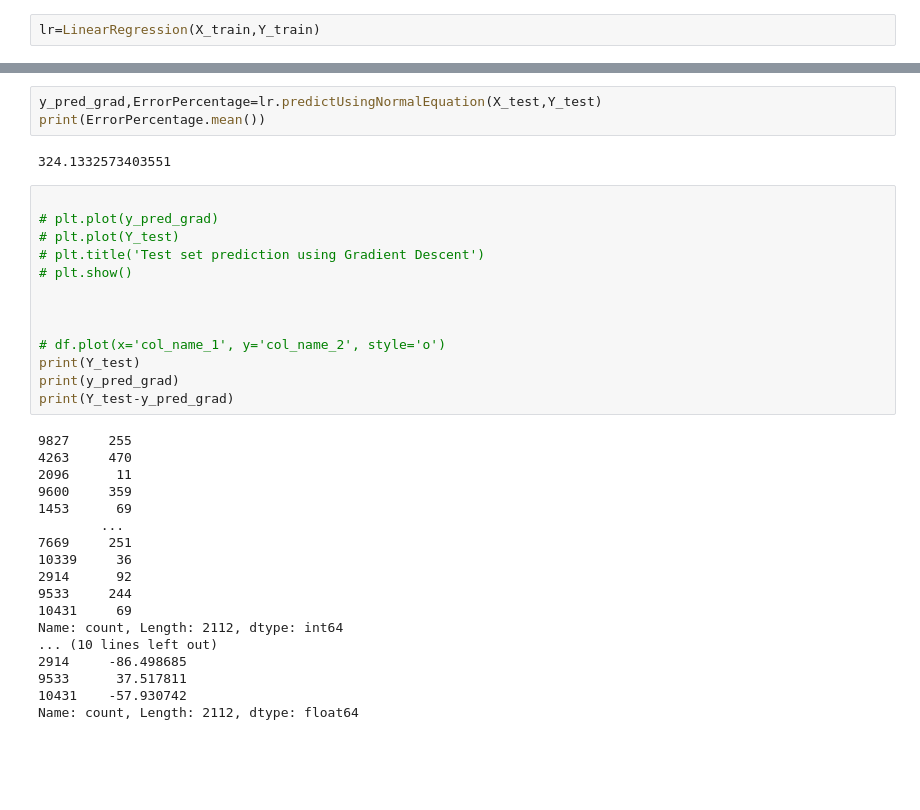
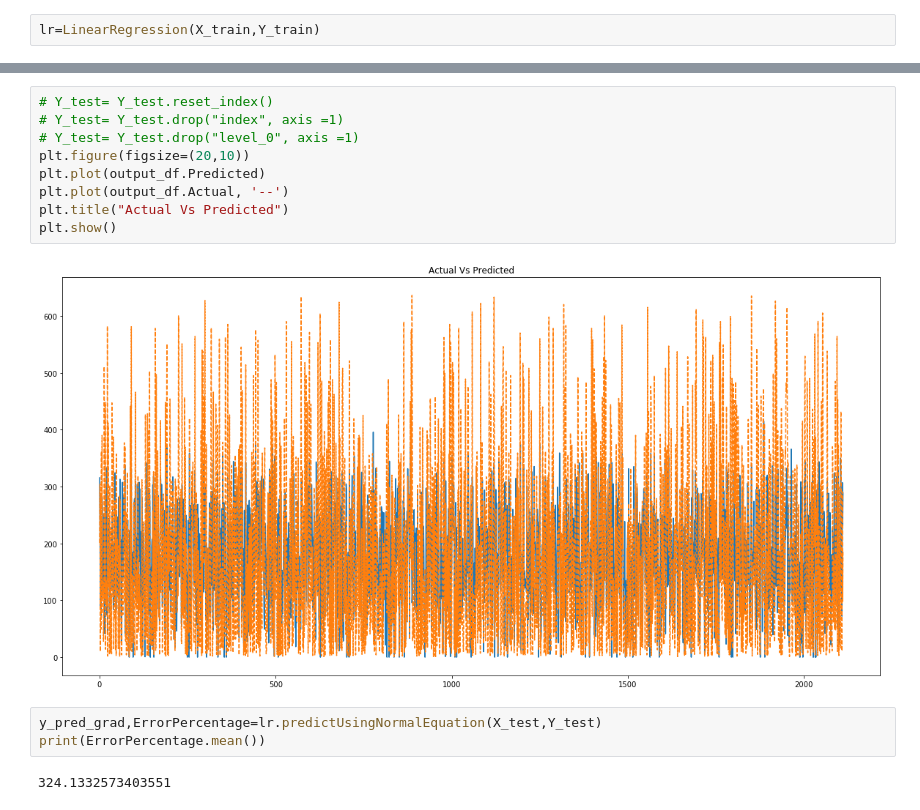
Before and after one commit to Ankursrivastavaaa/IIT-BikeSharingDemand, a Jupyter notebook: Bike Sharing Demand.ipynb, the cells around one changed output, grey strips where cells are left out. Cells and saved outputs as stored; diff of their text form; blank space fills up the shorter version.

```diff
--- a/Bike Sharing Demand.ipynb
+++ b/Bike Sharing Demand.ipynb
@@ -509,36 +521,16 @@ mse
+# %%
+# Y_test= Y_test.reset_index()
+# Y_test= Y_test.drop("index", axis =1)
+# Y_test= Y_test.drop("level_0", axis =1)
+plt.figure(figsize=(20,10))
+plt.plot(output_df.Predicted)
+plt.plot(output_df.Actual, '--')
+plt.title("Actual Vs Predicted")
+plt.show()
+# %% [output]
+[figure, added]
 # %%
 y_pred_grad,ErrorPercentage=lr.predictUsingNormalEquation(X_test,Y_test)
 print(ErrorPercentage.mean())
 # %% [output]
 324.1332573403551
-# %%
-
-# plt.plot(y_pred_grad)
-# plt.plot(Y_test)
-# plt.title('Test set prediction using Gradient Descent')
-# plt.show()
-
-
-
-# df.plot(x='col_name_1', y='col_name_2', style='o')
-print(Y_test)
-print(y_pred_grad)
-print(Y_test-y_pred_grad)
-# %% [output]
-9827     255
-4263     470
-2096      11
-9600     359
-1453      69
-        ...
-7669     251
-10339     36
-2914      92
-9533     244
-10431     69
-Name: count, Length: 2112, dtype: int64
-... (10 lines left out)
-2914     -86.498685
-9533      37.517811
-10431    -57.930742
-Name: count, Length: 2112, dtype: float64
```
Also changed, not shown: parts of 7 cells of this notebook.
